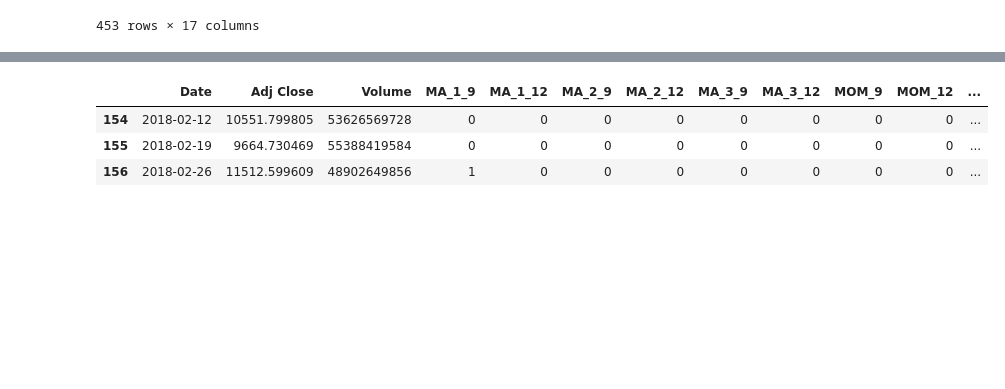
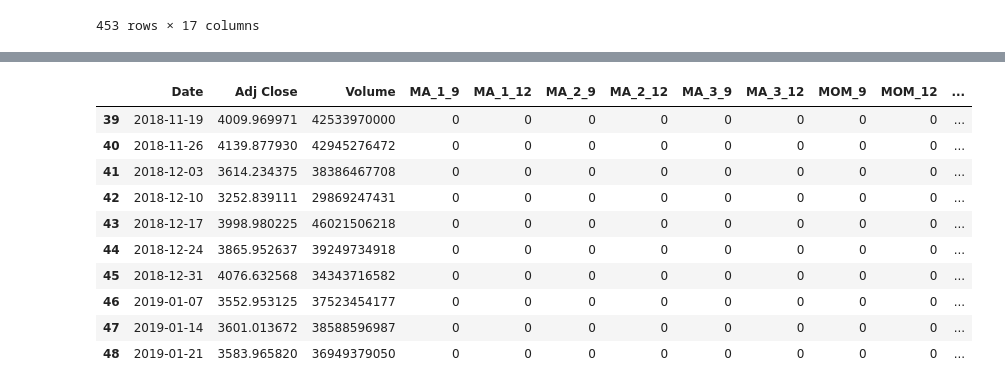
Before and after one commit to Matias-Lima/Datathon, a Jupyter notebook: Code/Python/R-squared disentangled.ipynb, the cells around one changed output, grey strips where cells are left out. Cells and saved outputs as stored; diff of their text form; code cells hidden in the pictures; blank space fills up the shorter version.

```diff
--- a/Code/Python/R-squared disentangled.ipynb
+++ b/Code/Python/R-squared disentangled.ipynb
@@ -11,7 +11,7 @@ pd.set_option('display.max_columns', 500)
 # %% [markdown]
 ### Import Data
 # %%
-dummy = pd.read_excel('crypto_fear_greed_data.xlsx')
+dummy = pd.read_excel('C:/Users/User/Documents/GitHub/Datathon_2023/Dados/crypto_fear_greed_data.xlsx')
 dummy
 # %% [output]
 |  | date | daily_index | sentiment | weekly_mean | montly_mean |
@@ -32,13 +32,24 @@ dummy
 # %%
-fg = dummy.drop(['sentiment', 'montly_mean'], axis=1).set_index('date').sort_values(by='date', ascending=True)
+fg = dummy.drop(['sentiment', 'weekly_mean', 'montly_mean'], axis=1).set_index('date').sort_values(by='date', ascending=True)
 fg['weekly_mean'] = fg['daily_index'].rolling(7).mean()
 fg['sentiment'] = 0
-fg['weekly_mean']
+
 fg.loc[(fg['weekly_mean'] <= 24), 'sentiment'] = 'Extreme Fear'
 fg.loc[(fg['weekly_mean'] >24) & (fg['weekly_mean'] <= 44), 'sentiment'] = 'Fear'
 fg.loc[(fg['weekly_mean'] > 44) & (fg['weekly_mean'] <= 55), 'sentiment'] = 'Neutral'
 fg.loc[(fg['weekly_mean'] > 55) & (fg['weekly_mean'] <= 75), 'sentiment'] = 'Greed'
 fg.loc[(fg['weekly_mean'] > 75), 'sentiment'] = 'Extreme Greed'
+
+# fg.loc[(fg['weekly_mean'] <= 44), 'sentiment'] = 'Fear'
+# fg.loc[(fg['weekly_mean'] > 44) & (fg['weekly_mean'] <= 55), 'sentiment'] = 'Neutral'
+# fg.loc[fg['weekly_mean'] > 55, 'sentiment'] = 'Greed'
+
+# fg.loc[(fg['weekly_mean'] <= 50), 'sentiment'] = 'Fear'
+# fg.loc[(fg['weekly_mean'] > 50), 'sentiment'] = 'Greed'
+
+# fg.loc[(fg['weekly_mean'] > 24) & (fg['weekly_mean'] <= 75), 'sentiment'] = 'Neutral'
+# fg.loc[(fg['weekly_mean'] <= 24) | (fg['weekly_mean'] > 75), 'sentiment'] = 'Extreme'
+
 fg.head(10)
 # %% [output]
 |  | daily_index | weekly_mean | sentiment |
@@ -54,7 +65,7 @@ fg.head(10)
 | 2018-02-09 | 44 | 27.571429 | Fear |
 | 2018-02-10 | 54 | 29.571429 | Fear |
 # %%
-tech = pd.read_excel('tech_signals_w.xlsx')
+tech = pd.read_excel('C:/Users/User/Documents/GitHub/Datathon_2023/Dados/tech_signals_w.xlsx')
 tech['Date'] = pd.to_datetime(tech['Date'])
 tech
 # %% [output]
@@ -85,0 +104,7 @@ df.head()
+# %%
+rf = pd.read_excel('C:/Users/User/Documents/GitHub/Datathon_2023/Dados/risk_free_d.xlsx')
+rf['r_free_day'] = rf['r_free_day'].ffill()
+rf['r_free_w'] = rf['r_free_day'].rolling(7).mean()
+rf = rf[['observation_date', 'r_free_w']]
+rf['observation_date'] = pd.to_datetime(rf['observation_date'])
+rf.head(10)
@@ -86,13 +123,23 @@ df.head()
 # %%
 dummies = pd.get_dummies(df['sentiment'])
 df = pd.concat([df.drop('sentiment', axis=1), dummies], axis=1)
 df['Returns'] = df['Adj Close'].pct_change()
-df.head(3)
+df = df.merge(rf, how='left', left_on='Date', right_on='observation_date').dropna()
+df.drop('observation_date', axis=1, inplace=True)
+df['risk_premium'] = df['Returns'] - df['r_free_w']
+df.head(10)
 # %% [output]
 |  | Date | Adj Close | Volume | MA_1_9 | MA_1_12 | MA_2_9 | MA_2_12 | MA_3_9 | MA_3_12 | MOM_9 | MOM_12 | ... |
-| 154 | 2018-02-12 | 10551.799805 | 53626569728 | 0 | 0 | 0 | 0 | 0 | 0 | 0 | 0 | ... |
-| 155 | 2018-02-19 | 9664.730469 | 55388419584 | 0 | 0 | 0 | 0 | 0 | 0 | 0 | 0 | ... |
-| 156 | 2018-02-26 | 11512.599609 | 48902649856 | 1 | 0 | 0 | 0 | 0 | 0 | 0 | 0 | ... |
+| 39 | 2018-11-19 | 4009.969971 | 42533970000 | 0 | 0 | 0 | 0 | 0 | 0 | 0 | 0 | ... |
+| 40 | 2018-11-26 | 4139.877930 | 42945276472 | 0 | 0 | 0 | 0 | 0 | 0 | 0 | 0 | ... |
+| 41 | 2018-12-03 | 3614.234375 | 38386467708 | 0 | 0 | 0 | 0 | 0 | 0 | 0 | 0 | ... |
+| 42 | 2018-12-10 | 3252.839111 | 29869247431 | 0 | 0 | 0 | 0 | 0 | 0 | 0 | 0 | ... |
+| 43 | 2018-12-17 | 3998.980225 | 46021506218 | 0 | 0 | 0 | 0 | 0 | 0 | 0 | 0 | ... |
+| 44 | 2018-12-24 | 3865.952637 | 39249734918 | 0 | 0 | 0 | 0 | 0 | 0 | 0 | 0 | ... |
+| 45 | 2018-12-31 | 4076.632568 | 34343716582 | 0 | 0 | 0 | 0 | 0 | 0 | 0 | 0 | ... |
+| 46 | 2019-01-07 | 3552.953125 | 37523454177 | 0 | 0 | 0 | 0 | 0 | 0 | 0 | 0 | ... |
+| 47 | 2019-01-14 | 3601.013672 | 38588596987 | 0 | 0 | 0 | 0 | 0 | 0 | 0 | 0 | ... |
+| 48 | 2019-01-21 | 3583.965820 | 36949379050 | 0 | 0 | 0 | 0 | 0 | 0 | 0 | 0 | ... |
 # %%
 r2 = {}
 
```
Also changed, not shown: parts of 5 cells of this notebook, 1 other file.
